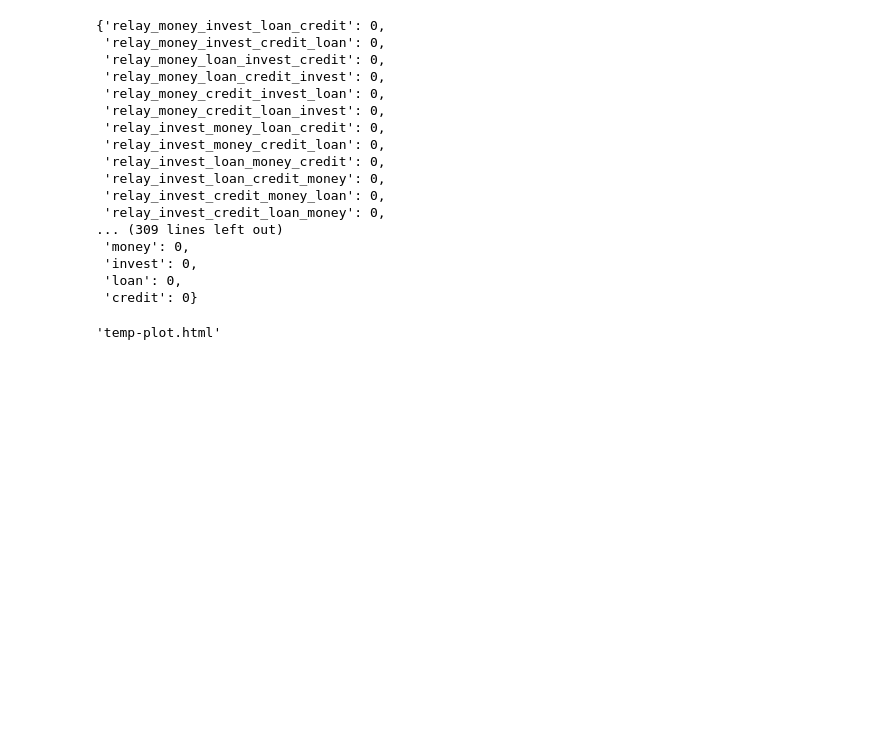
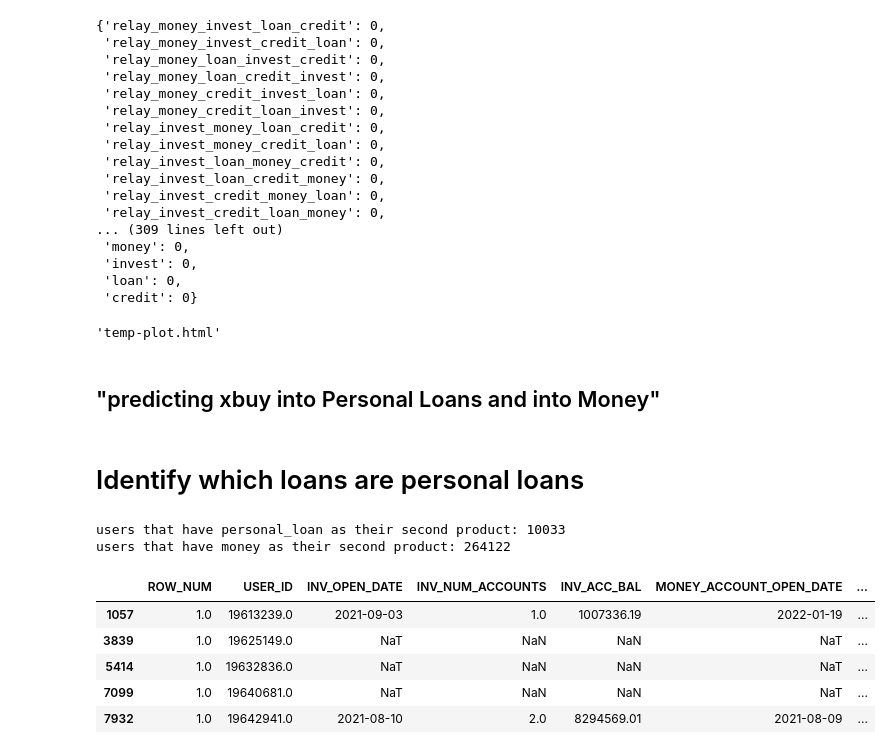
Before and after one commit to chasewes/DataSlayers, a Jupyter notebook: cant_code/updated_eda.ipynb, the cells around one changed output. Cells and saved outputs as stored; diff of their text form; code cells hidden in the pictures; blank space fills up the shorter version.

```diff
--- a/cant_code/updated_eda.ipynb
+++ b/cant_code/updated_eda.ipynb
@@ -62,0 +92,41 @@ dataframe['days_with_credit'] = (dataframe['date_of_creating_new_columns'] - dat
+# %%
+# create a column 'first_product' that shows the first product a person used, and a column 'second_product' that shows the second product a person used. If they have never used a second product, it will be NaN
+
+dataframe['first_product'] = np.nan
+dataframe['second_product'] = np.nan
+
+first_product_list = []
+second_product_list = []
+
+for i in tqdm(range(len(dataframe))):
+    #create a list of the products that the user has
+    products = []
+    if dataframe.loc[i, 'uses_relay'] == True:
+        products.append('relay')
+    if dataframe.loc[i, 'uses_money'] == True:
+        products.append('money')
+    if dataframe.loc[i, 'uses_invest'] == True:
+        products.append('invest')
+    if dataframe.loc[i, 'uses_loan'] == True:
+        products.append('loan')
+    if dataframe.loc[i, 'uses_credit'] == True:
+        products.append('credit')
+
+
+
+    #sort the list of products by the number of days the user has used the product
+    products.sort(key=lambda x: dataframe.loc[i, f'days_with_{x}'])
+
+    #add the first two products to the list
+    if len(products) >= 1:
+        first_product_list.append(products[0])
+    else:
+        first_product_list.append(np.nan)
+    if len(products) >= 2:
+        second_product_list.append(products[1])
+    else:
+        second_product_list.append(np.nan)
+
+
+dataframe['first_product'] = first_product_list
+dataframe['second_product'] = second_product_list
@@ -246,3 +326,23 @@ fig = genSankey(product_permutations_df,cat_cols=['lvl0','lvl1','lvl2','lvl3','l
 plotly.offline.plot(fig, validate=False)
 # %% [output]
 'temp-plot.html'
+# %% [markdown]
+## "predicting xbuy into Personal Loans and into Money"
+# %% [markdown]
+# Identify which loans are personal loans
+# %%
+#users that have personal_loan as their second product
+print(f'users that have personal_loan as their second product: {len(dataframe[dataframe["second_product"] == "personal_loan"])}')
+print(f'users that have money as their second product: {len(dataframe[dataframe["second_product"] == "money"])}')
+# %% [output]
+users that have personal_loan as their second product: 10033
+users that have money as their second product: 264122
+# %%
+dataframe[dataframe["second_product"] == "personal_loan"].head()
+# %% [output]
+|  | ROW_NUM | USER_ID | INV_OPEN_DATE | INV_NUM_ACCOUNTS | INV_ACC_BAL | MONEY_ACCOUNT_OPEN_DATE | ... |
+| 1057 | 1.0 | 19613239.0 | 2021-09-03 | 1.0 | 1007336.19 | 2022-01-19 | ... |
+| 3839 | 1.0 | 19625149.0 | NaT | NaN | NaN | NaT | ... |
+| 5414 | 1.0 | 19632836.0 | NaT | NaN | NaN | NaT | ... |
+| 7099 | 1.0 | 19640681.0 | NaT | NaN | NaN | NaT | ... |
+| 7932 | 1.0 | 19642941.0 | 2021-08-10 | 2.0 | 8294569.01 | 2021-08-09 | ... |
```
Also changed, not shown: parts of 5 cells of this notebook, 2 other files.
